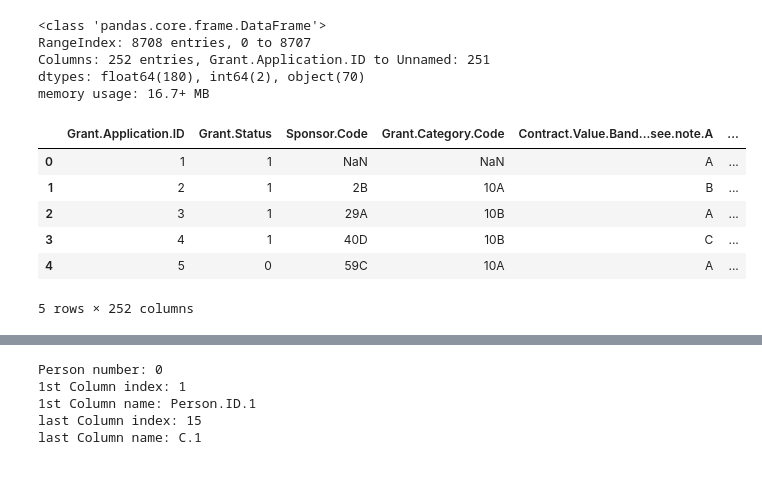
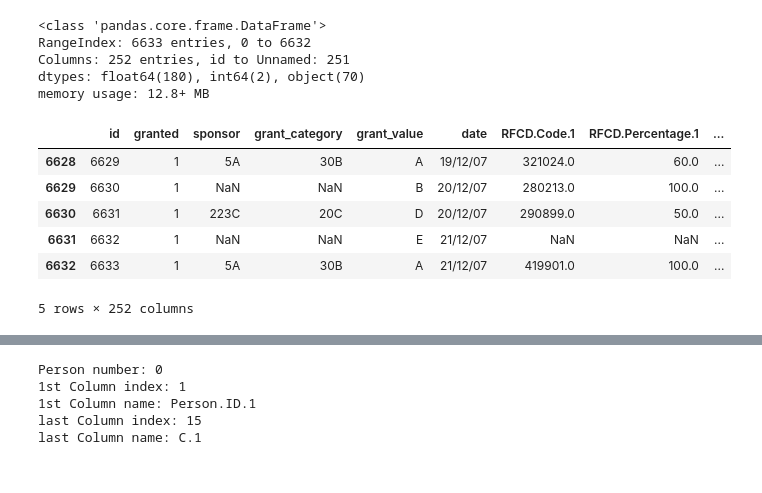
Before and after one commit to diegoami/DSRetreat_Melbourne_DIOLEM, a Jupyter notebook: scripts/emanuel_working.ipynb, the cells around one changed output, grey strips where cells are left out. Cells and saved outputs as stored; diff of their text form; code cells hidden in the pictures.

```diff
--- a/scripts/emanuel_working.ipynb
+++ b/scripts/emanuel_working.ipynb
@@ -10,21 +8,21 @@ Using TensorFlow backend.
 # %%
-df = pd.read_csv(r'/home/eg/Dropbox/dsr/comp/unimel/data/unimelb_training.csv',low_memory=False)
+df = pd.read_csv(r'../data/train.csv',low_memory=False)
 # %%
 df.info()
 # %% [output]
 <class 'pandas.core.frame.DataFrame'>
-RangeIndex: 8708 entries, 0 to 8707
-Columns: 252 entries, Grant.Application.ID to Unnamed: 251
+RangeIndex: 6633 entries, 0 to 6632
+Columns: 252 entries, id to Unnamed: 251
 dtypes: float64(180), int64(2), object(70)
-memory usage: 16.7+ MB
+memory usage: 12.8+ MB
 # %%
-df.head()
+df.tail()
 # %% [output]
-|  | Grant.Application.ID | Grant.Status | Sponsor.Code | Grant.Category.Code | Contract.Value.Band...see.note.A | ... |
-| 0 | 1 | 1 | NaN | NaN | A | ... |
-| 1 | 2 | 1 | 2B | 10A | B | ... |
-| 2 | 3 | 1 | 29A | 10B | A | ... |
-| 3 | 4 | 1 | 40D | 10B | C | ... |
-| 4 | 5 | 0 | 59C | 10A | A | ... |
+|  | id | granted | sponsor | grant_category | grant_value | date | RFCD.Code.1 | RFCD.Percentage.1 | ... |
+| 6628 | 6629 | 1 | 5A | 30B | A | 19/12/07 | 321024.0 | 60.0 | ... |
+| 6629 | 6630 | 1 | NaN | NaN | B | 20/12/07 | 280213.0 | 100.0 | ... |
+| 6630 | 6631 | 1 | 223C | 20C | D | 20/12/07 | 290899.0 | 50.0 | ... |
+| 6631 | 6632 | 1 | NaN | NaN | E | 21/12/07 | NaN | NaN | ... |
+| 6632 | 6633 | 1 | 5A | 30B | A | 21/12/07 | 419901.0 | 100.0 | ... |
 5 rows × 252 columns
 # %%
```
Also changed, not shown: parts of 14 cells of this notebook, 1 other file.
